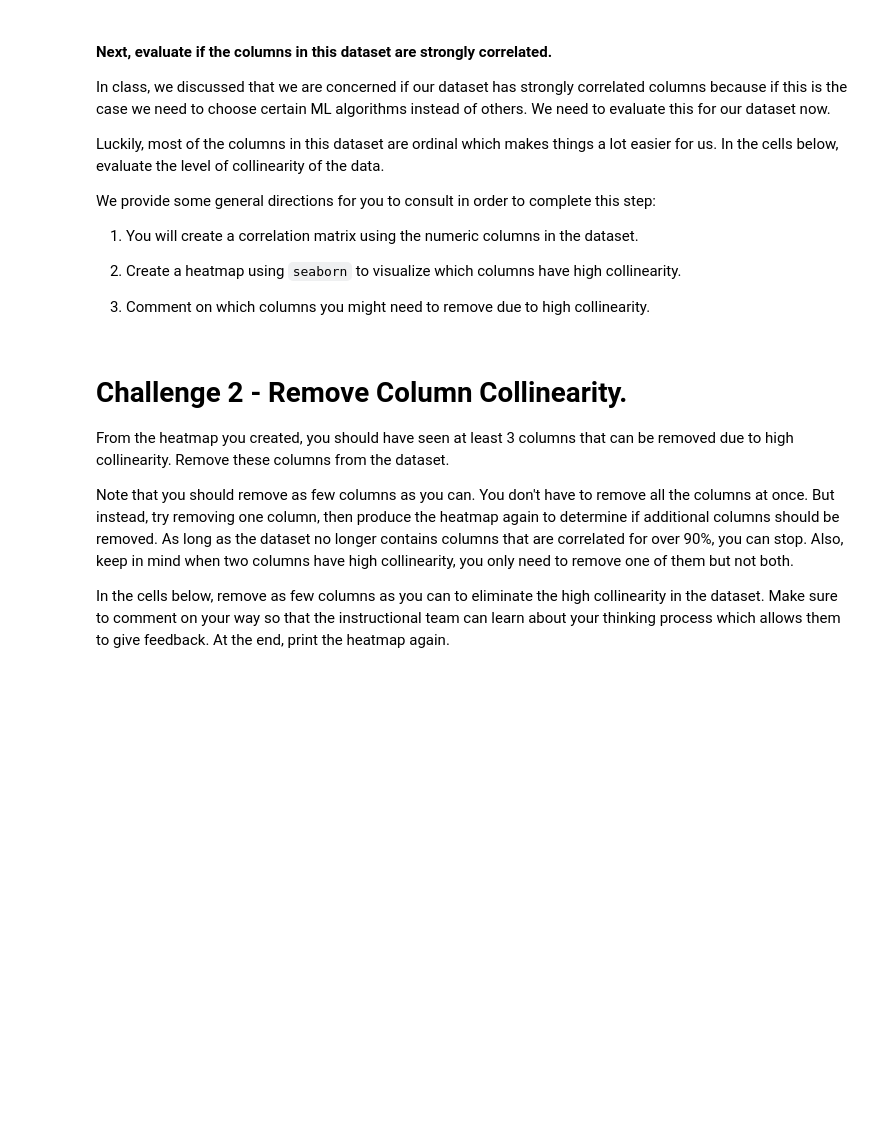
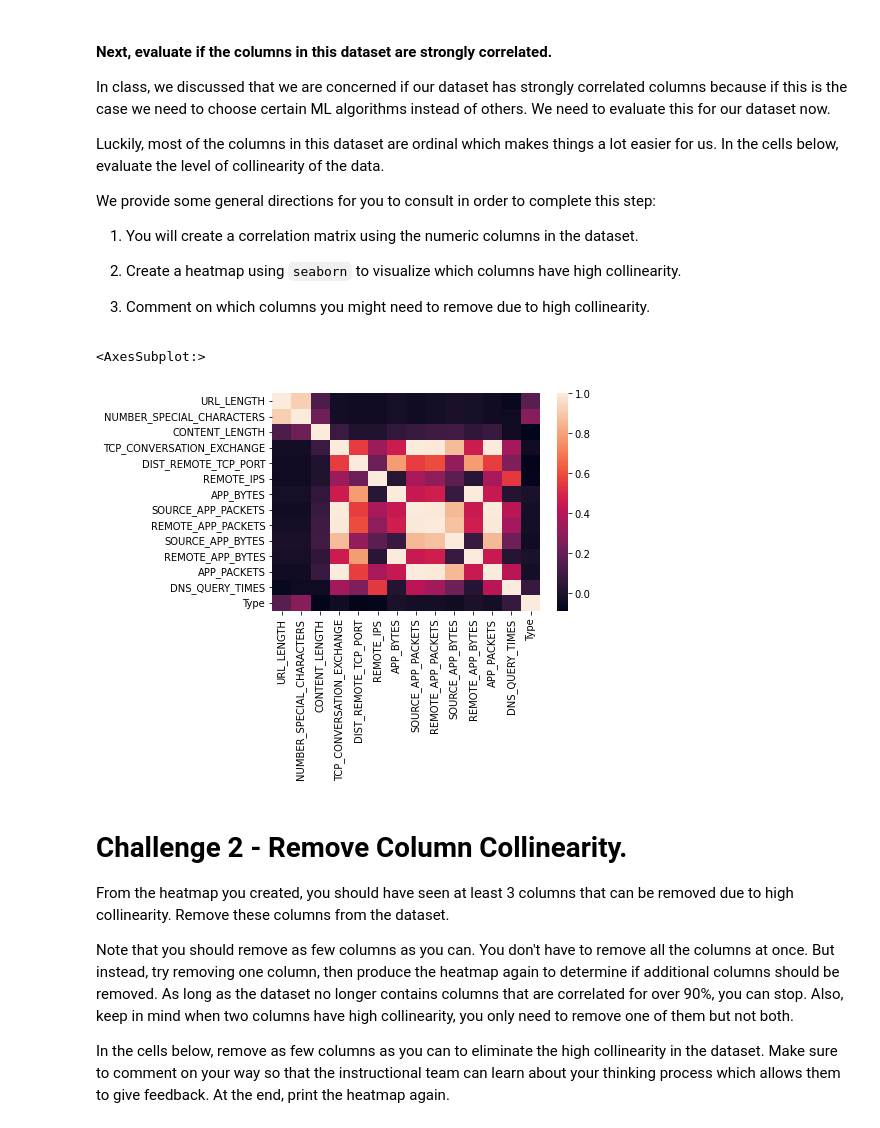
Before and after one commit to napoleonthevitzla/dataptmad1121_labs, a Jupyter notebook: module-3/supervised-learning/your-code/main.ipynb, the cells around one changed output. Drawn from its saved outputs; the diff is of its cells as text; code cells hidden in the pictures; blank space fills up the shorter version.

```diff
--- a/module-3/supervised-learning/your-code/main.ipynb
+++ b/module-3/supervised-learning/your-code/main.ipynb
@@ -62,6 +120,12 @@ We provide some general directions for you to consult in order to complete this
 1. Comment on which columns you might need to remove due to high collinearity.
 # %%
 # Your code here
+
+correlation = websites.corr()
+sns.heatmap(websites.corr())
+# %% [output]
+<AxesSubplot:>
+[figure, added]
 # %%
 # Your comment here
 # %% [markdown]
```
Also changed, not shown: parts of 7 cells of this notebook.
